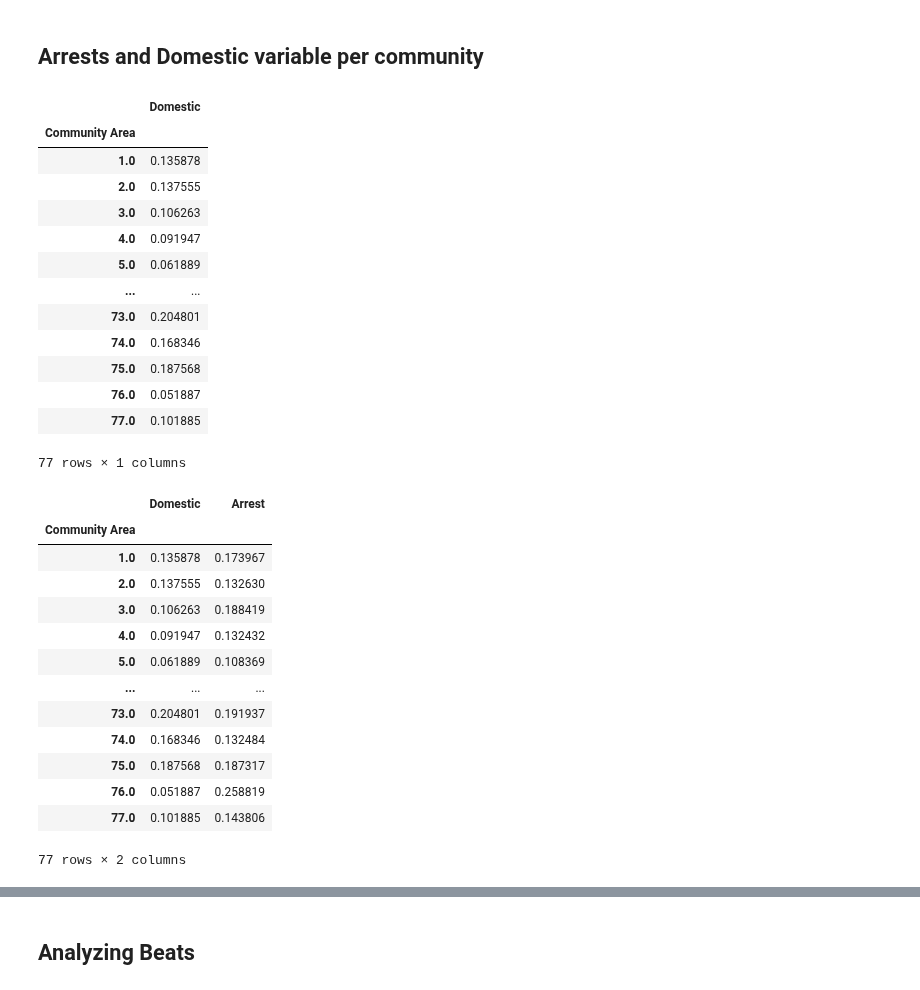
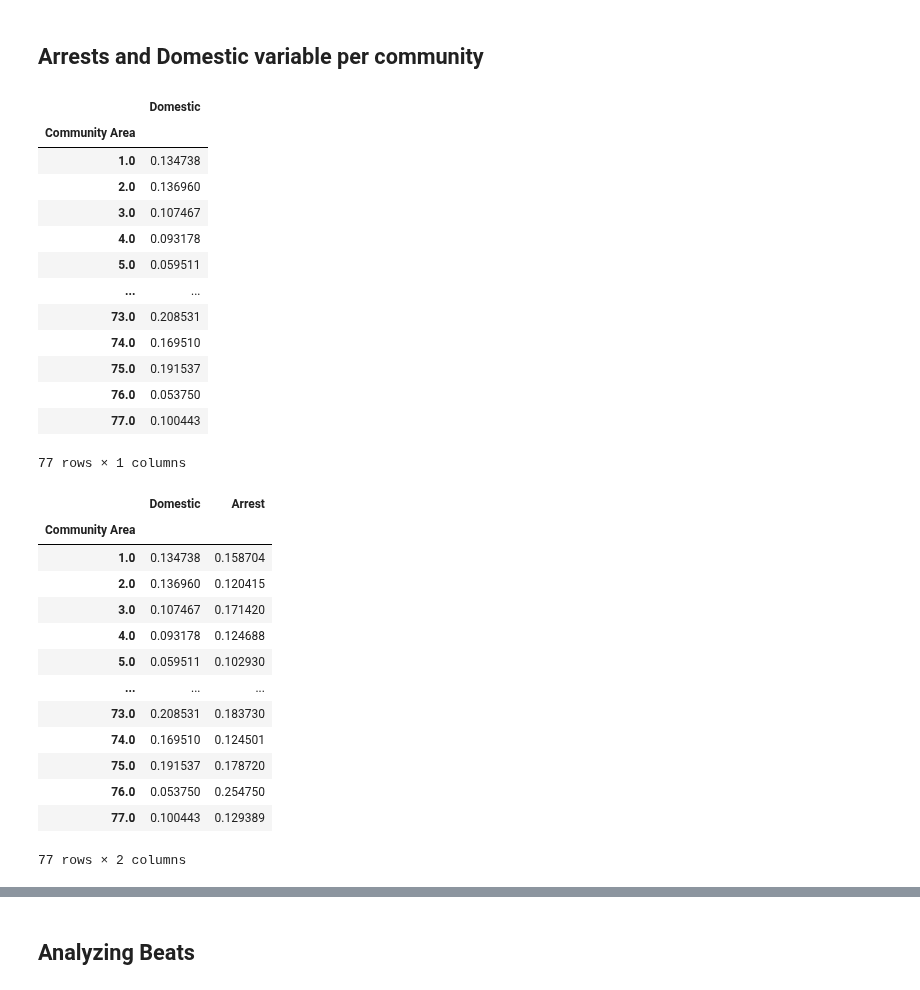
Before and after one commit to leo-cavalcante/crimes-in-chicago, a Jupyter notebook: Community Analysis.ipynb, the cells around one changed output, grey strips where cells are left out. Cells and saved outputs as stored; diff of their text form; code cells hidden in the pictures.

```diff
--- a/Community Analysis.ipynb
+++ b/Community Analysis.ipynb
@@ -13,5 +13,4 @@ import matplotlib.pyplot as plt
 # %% [markdown]
 ## Importing database
 # %%
-events = pd.read_csv("/Users/oleoaraujo/Desktop/Crimes-in-Chicago/Chicago_Park_District_-_Event_Permits.csv")
-events.head()
+crimes = pd.read_csv("/Users/oleoaraujo/Desktop/Crimes-in-Chicago/Crimes_-_2016_to_2020.csv")
@@ -45,5 +17,3 @@ array(['Permit - Event 1 Cluster 3', 'Permit - Event 1 Cluster 1',
-# %%
-crimes = pd.read_csv("/Users/oleoaraujo/Desktop/Crimes-in-Chicago/Crimes_-_2015_to_2020.csv")
 # %%
 crimes.head(20)
 # %% [output]
@@ -151,43 +123,43 @@ sns.heatmap(crimes.select_dtypes(exclude="object").corr(), vmin=-1.0, annot=True
 ## Arrests and Domestic variable per community
 # %%
 # Percentage of domestic crimes by community
-rates_per_community = (crimes.pivot_table(values="Domestic",index="Community Area", aggfunc='sum')/
+domestic_rates_per_community = (crimes.pivot_table(values="Domestic",index="Community Area", aggfunc='sum')/
                         crimes.pivot_table(values="Domestic",index="Community Area", aggfunc='count'))
-rates_per_community
+domestic_rates_per_community
 # %% [output]
 |  | Domestic |
 | Community Area |  |
-| 1.0 | 0.135878 |
-| 2.0 | 0.137555 |
-| 3.0 | 0.106263 |
-| 4.0 | 0.091947 |
-| 5.0 | 0.061889 |
+| 1.0 | 0.134738 |
+| 2.0 | 0.136960 |
+| 3.0 | 0.107467 |
+| 4.0 | 0.093178 |
+| 5.0 | 0.059511 |
 | ... | ... |
-| 73.0 | 0.204801 |
-| 74.0 | 0.168346 |
-| 75.0 | 0.187568 |
-| 76.0 | 0.051887 |
-| 77.0 | 0.101885 |
+| 73.0 | 0.208531 |
+| 74.0 | 0.169510 |
+| 75.0 | 0.191537 |
+| 76.0 | 0.053750 |
+| 77.0 | 0.100443 |
 77 rows × 1 columns
 # %%
-rates_per_community = pd.concat([rates_per_community,(
+rates_per_community = pd.concat([domestic_rates_per_community,(
                         crimes.pivot_table(values="Arrest",index="Community Area", aggfunc='sum')/
                         crimes.pivot_table(values="Arrest",index="Community Area", aggfunc='count'))],axis=1)
 rates_per_community
 # %% [output]
 |  | Domestic | Arrest |
 | Community Area |  |  |
-| 1.0 | 0.135878 | 0.173967 |
-| 2.0 | 0.137555 | 0.132630 |
-| 3.0 | 0.106263 | 0.188419 |
-| 4.0 | 0.091947 | 0.132432 |
-| 5.0 | 0.061889 | 0.108369 |
+| 1.0 | 0.134738 | 0.158704 |
+| 2.0 | 0.136960 | 0.120415 |
+| 3.0 | 0.107467 | 0.171420 |
+| 4.0 | 0.093178 | 0.124688 |
+| 5.0 | 0.059511 | 0.102930 |
 | ... | ... | ... |
-| 73.0 | 0.204801 | 0.191937 |
-| 74.0 | 0.168346 | 0.132484 |
-| 75.0 | 0.187568 | 0.187317 |
-| 76.0 | 0.051887 | 0.258819 |
-| 77.0 | 0.101885 | 0.143806 |
+| 73.0 | 0.208531 | 0.183730 |
+| 74.0 | 0.169510 | 0.124501 |
+| 75.0 | 0.191537 | 0.178720 |
+| 76.0 | 0.053750 | 0.254750 |
+| 77.0 | 0.100443 | 0.129389 |
 77 rows × 2 columns
 # %%
 rates_per_community.sort_values(by="Domestic", ascending=False)
```
Also changed, not shown: parts of 34 cells of this notebook, 3 other files.
